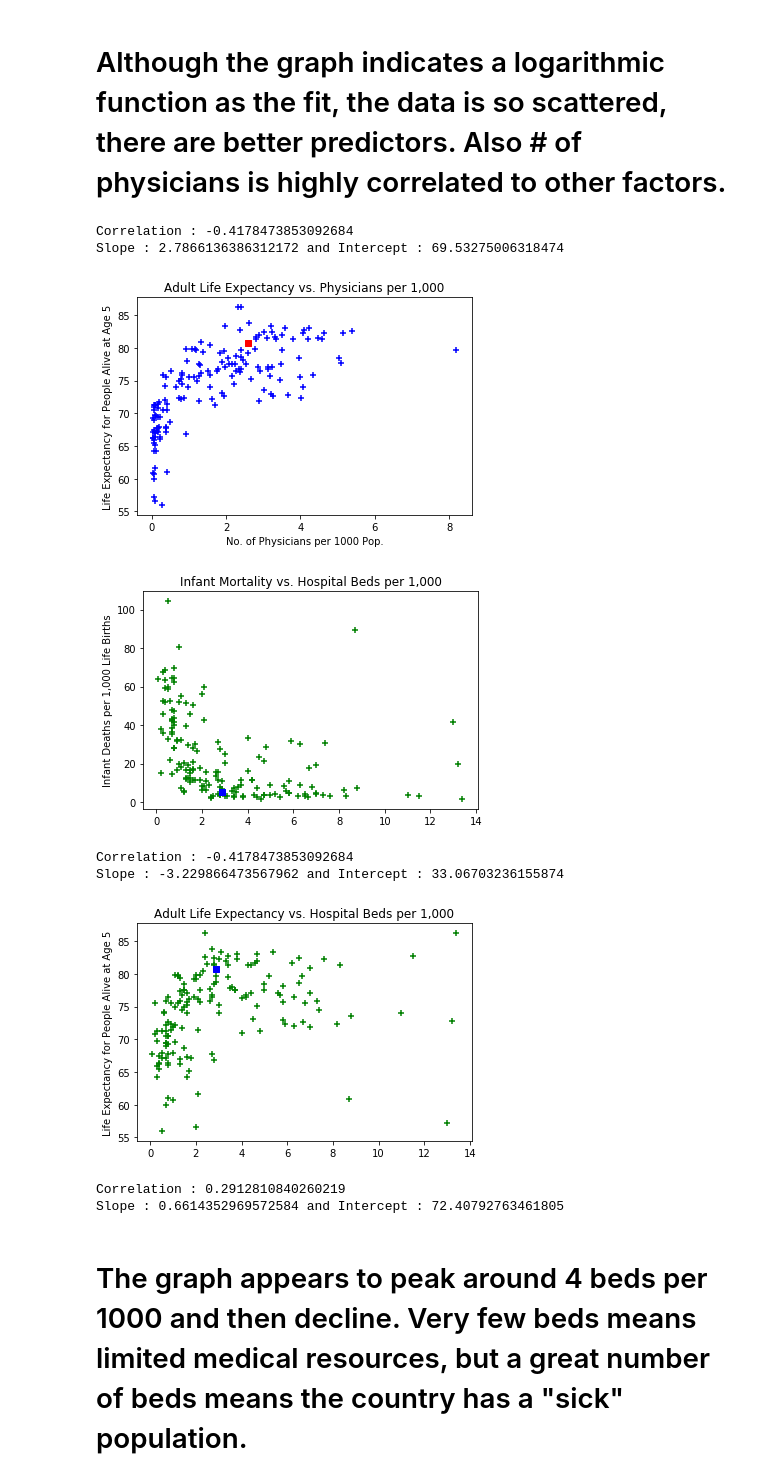
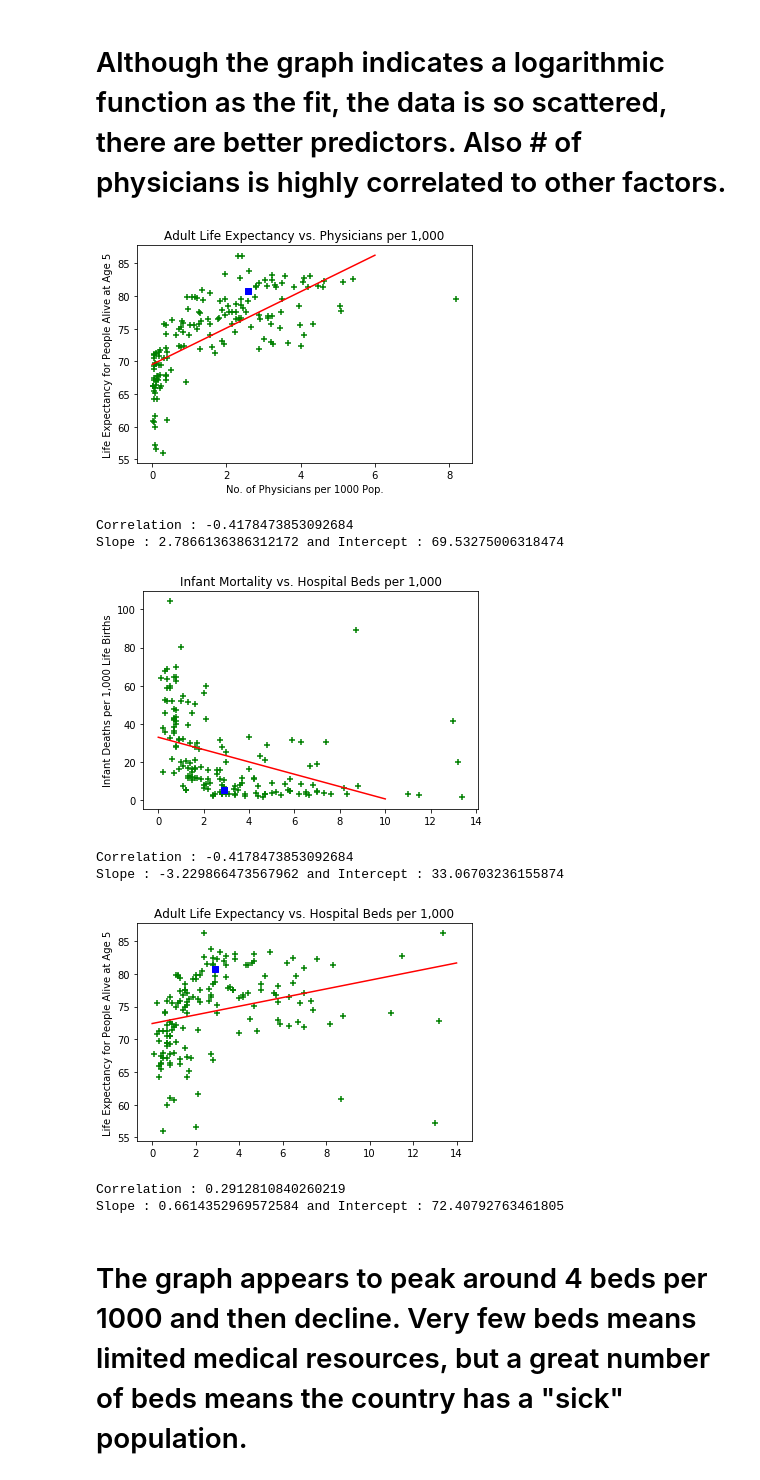
Before and after one commit to mdpickett2/pushnpull, a Jupyter notebook: graphs.ipynb, the cells around one changed output. Cells and saved outputs as stored; diff of their text form; code cells hidden in the pictures.

Commit message:
final scripts and graphs

```diff
--- a/graphs.ipynb
+++ b/graphs.ipynb
@@ -518,21 +546,28 @@ Slopes : -32.422353445696004, -5.978842820214431, -0.6858870784993532
 # Plot doctors vs LE at 5
 ind_var="Doctors"
 dep_var="Adj_LE"
-plt.scatter(in_df["Doctors"],in_df["Adj_LE"],color='b',marker='+')
-plt.scatter(in_df[ind_var][150],in_df[dep_var][150],color='r',marker='s')
+plt.scatter(in_df["Doctors"],in_df["Adj_LE"],color='g',marker='+')
+plt.scatter(in_df[ind_var][150],in_df[dep_var][150],color='b',marker='s')
 
 plt.title("Adult Life Expectancy vs. Physicians per 1,000")
 plt.ylabel("Life Expectancy for People Alive at Age 5")
 plt.xlabel("No. of Physicians per 1000 Pop.")
-plt.savefig('LEvPhys.png')
-print(f"Correlation : {cor_mat.iloc[6,9]}")
+
+
 slope=st.linregress(in_df[ind_var],in_df[dep_var]).slope
 intercept=st.linregress(in_df[ind_var],in_df[dep_var]).intercept
+start=slope*0+intercept
+end=slope*6+intercept
+plt.plot([0,6],[start,end],color='red')
+plt.savefig('LEvPhys.png')
+plt.show()
+
+print(f"Correlation : {cor_mat.iloc[6,9]}")
 print(f"Slope : {slope} and Intercept : {intercept}")
 # %% [output]
+[figure, new version]
 Correlation : -0.4178473853092684
 Slope : 2.7866136386312172 and Intercept : 69.53275006318474
-[figure, old version]
 # %%
 ind_var="Hosp_Beds"
 dep_var="Infant_Mort"
@@ -541,31 +576,39 @@ plt.scatter(in_df[ind_var][150],in_df[dep_var][150],color='b',marker='s')
 
 plt.title("Infant Mortality vs. Hospital Beds per 1,000")
 plt.ylabel("Infant Deaths per 1,000 Life Births")
+slope=st.linregress(in_df[ind_var],in_df[dep_var]).slope
+intercept=st.linregress(in_df[ind_var],in_df[dep_var]).intercept
+start=slope*0+intercept
+end=slope*10+intercept
+plt.plot([0,10],[start,end],color='red')
+
 plt.savefig('IMvBeds.png')
 plt.show()
 print(f"Correlation : {cor_mat.iloc[6,9]}")
-slope=st.linregress(in_df[ind_var],in_df[dep_var]).slope
-intercept=st.linregress(in_df[ind_var],in_df[dep_var]).intercept
+
 print(f"Slope : {slope} and Intercept : {intercept}")
 # %% [output]
-[figure, old version]
+[figure, new version]
 Correlation : -0.4178473853092684
 Slope : -3.229866473567962 and Intercept : 33.06703236155874
 # %%
 ind_var="Hosp_Beds"
 dep_var="Adj_LE"
 plt.scatter(in_df["Hosp_Beds"],in_df["Adj_LE"],color='g',marker='+')
 plt.scatter(in_df[ind_var][150],in_df[dep_var][150],color='b',marker='s')
 plt.title("Adult Life Expectancy vs. Hospital Beds per 1,000")
 plt.ylabel("Life Expectancy for People Alive at Age 5")
 plt.savefig('LEvBeds.png')
+slope=st.linregress(in_df[ind_var],in_df[dep_var]).slope
+intercept=st.linregress(in_df[ind_var],in_df[dep_var]).intercept
+start=slope*0+intercept
+end=slope*14+intercept
+plt.plot([0,14],[start,end],color='red')
 plt.show()
 print(f"Correlation : {cor_mat.iloc[6,12]}")
-slope=st.linregress(in_df[ind_var],in_df[dep_var]).slope
-intercept=st.linregress(in_df[ind_var],in_df[dep_var]).intercept
 print(f"Slope : {slope} and Intercept : {intercept}")
 # %% [output]
-[figure, old version]
+[figure, new version]
 Correlation : 0.2912810840260219
 Slope : 0.6614352969572584 and Intercept : 72.40792763461805
 # %% [markdown]
```
Also changed, not shown: parts of 14 cells of this notebook.
